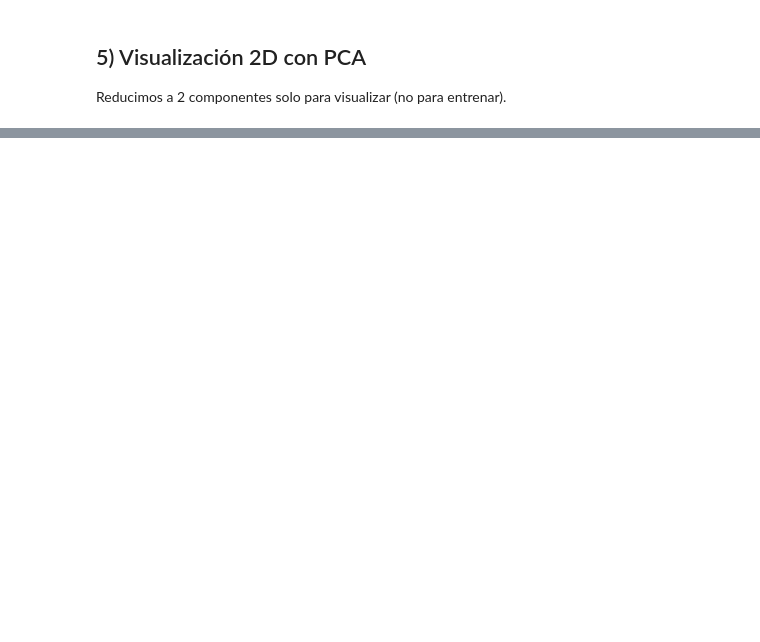
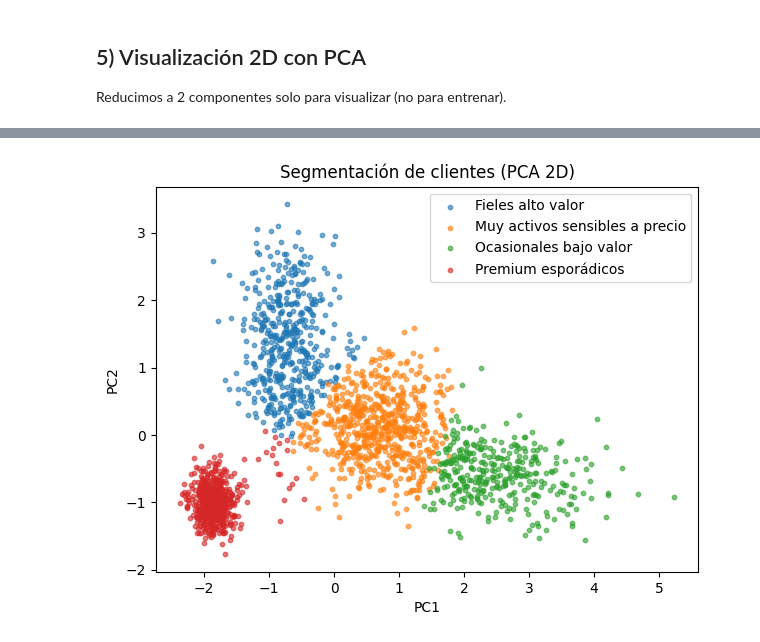
Before and after one commit to AnabelCarnererob/EjerciciosModuloIA, a Jupyter notebook: notebooks/03_clustering_segmentacion_clientes.ipynb, the cells around one changed output, grey strips where cells are left out. Drawn from its saved outputs; the diff is of its cells as text; code cells hidden in the pictures; blank space fills up the shorter version.

```diff
--- a/notebooks/03_clustering_segmentacion_clientes.ipynb
+++ b/notebooks/03_clustering_segmentacion_clientes.ipynb
@@ -186,0 +224,22 @@ Prueba `DBSCAN` o `GaussianMixture` y compara: ¿qué cambia en número de grupo
+# %%
+# =========================
+# 2. Etiquetas de negocio y acciones
+# =========================
+cluster_labels = {
+    0: "Ocasionales bajo valor",
+    1: "Fieles alto valor",
+    2: "Premium esporádicos",
+    3: "Muy activos sensibles a precio"
+}
+
+cluster_actions = {
+    0: "Activación: cupón 1ª recompra y productos básicos",
+    1: "Fidelización y upselling: premium, cross-sell",
+    2: "Recompra dirigida: recordatorios personalizados",
+    3: "Control de rentabilidad: bundles y menos descuentos"
+}
+
+summary["segmento"] = summary.index.map(cluster_labels)
+summary["accion_recomendada"] = summary.index.map(cluster_actions)
+
+summary
@@ -186,0 +298,25 @@ Prueba `DBSCAN` o `GaussianMixture` y compara: ¿qué cambia en número de grupo
+# %%
+# =========================
+# 5. PCA 2D con nombres de segmento
+# =========================
+viz_named = viz.copy()
+viz_named["segmento"] = viz_named["cluster"].map(cluster_labels)
+
+plt.figure(figsize=(7,5))
+for seg_name in viz_named["segmento"].unique():
+    m = viz_named["segmento"] == seg_name
+    plt.scatter(
+        viz_named.loc[m, "pc1"],
+        viz_named.loc[m, "pc2"],
+        s=10,
+        alpha=0.6,
+        label=seg_name
+    )
+
+plt.title("Segmentación de clientes (PCA 2D)")
+plt.xlabel("PC1")
+plt.ylabel("PC2")
+plt.legend()
+plt.show()
+# %% [output]
+[figure, added]
```
Also changed, not shown: parts of 14 cells of this notebook, 1 other file.
